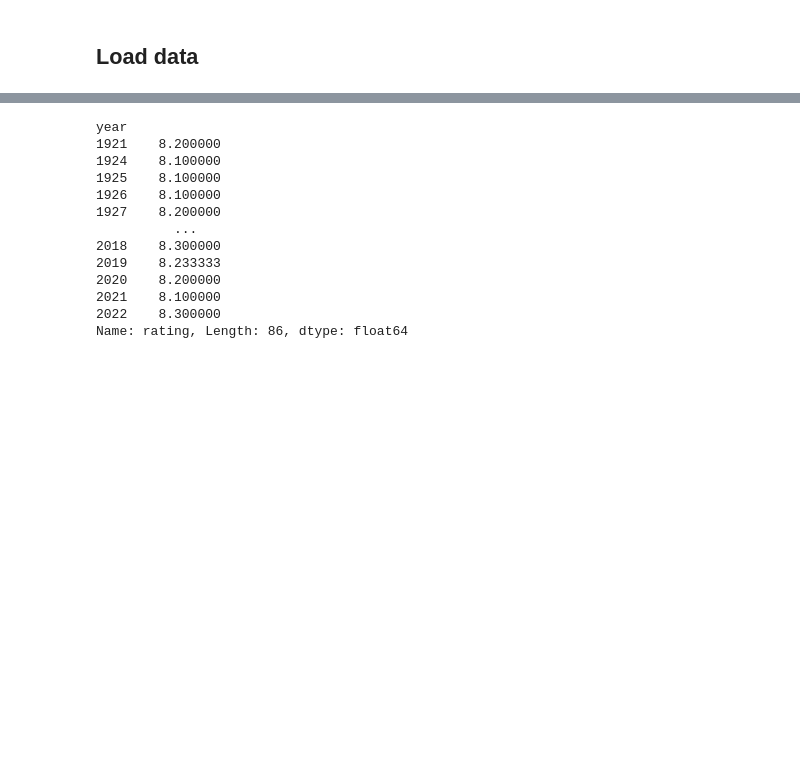
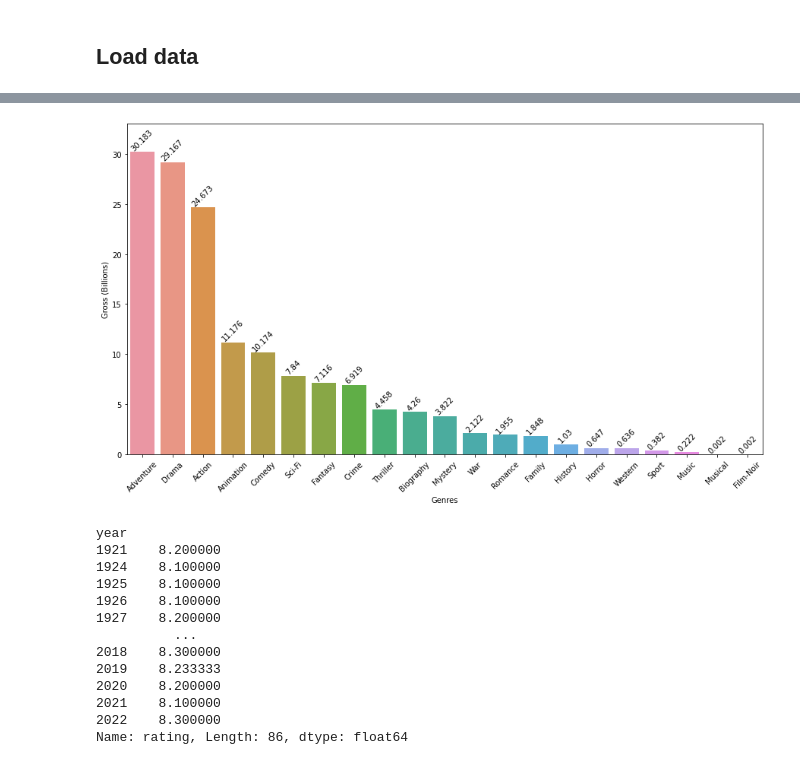
Before and after one commit to enisbaskapan/IMDb-Top-250-Movies-Analysis, a Jupyter notebook: IMDb Top 250 Data Analysis.ipynb, the cells around one changed output, grey strips where cells are left out. Saved outputs shown, nothing was run; the diff lists cells and outputs as text; code cells hidden in the pictures; blank space fills up the shorter version.

```diff
--- a/IMDb Top 250 Data Analysis.ipynb
+++ b/IMDb Top 250 Data Analysis.ipynb
@@ -96,0 +205,3 @@ df.head()
+# %%
+df_gross = df_copy.dropna()
+df_gross.isnull().sum()
@@ -96,0 +221,4 @@ df.head()
+# %%
+gross_by_genre = df_gross[['genres','gross']]
+gross_by_genre = gross_by_genre.groupby('genres').sum()
+gross_by_genre
@@ -96,0 +244,5 @@ df.head()
+# %%
+gross_by_genre['gross'] = gross_by_genre['gross'].map(lambda x: x/float(1000000000))
+gross_by_genre['gross'] = gross_by_genre['gross'].map(lambda x: '{:.3f}'.format(x)).astype('float64')
+gross_by_genre = gross_by_genre.sort_values(by='gross', ascending=False)
+gross_by_genre
@@ -97,3 +268,12 @@ df.head()
+# %%
+plt.xticks(rotation=45);
+plt.yscale('linear')
+plt.ylim(0,33)
+sns.barplot(x=gross_by_genre.index, y='gross', data=gross_by_genre).set(xlabel="Genres", ylabel = "Gross (Billions)")
+for i in range(len(gross_by_genre.index)):
+    plt.text(i, gross_by_genre['gross'][i],gross_by_genre['gross'][i], ha='center', va='bottom', rotation=45,)
+# %% [output]
+[figure, added]
 # %%
 year_ratings = df.groupby('year').rating.mean()
 year_ratings
```
Also changed, not shown: parts of 28 cells of this notebook.
